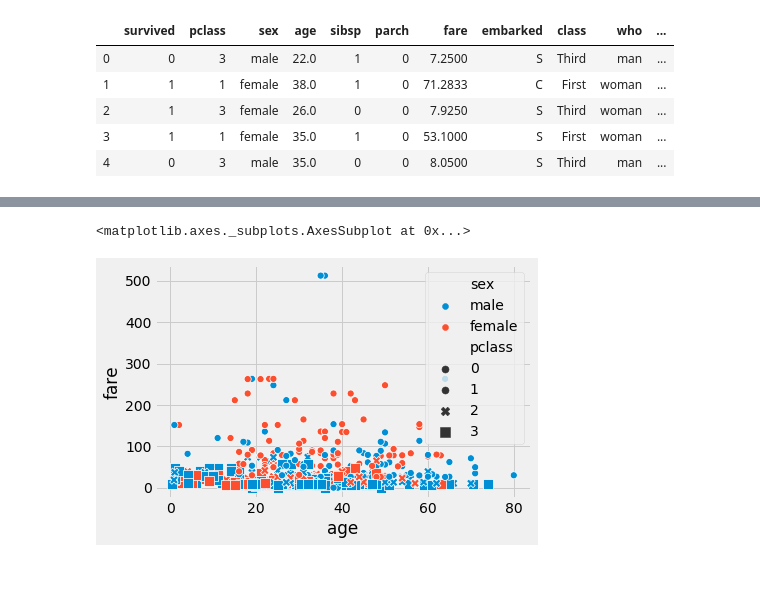
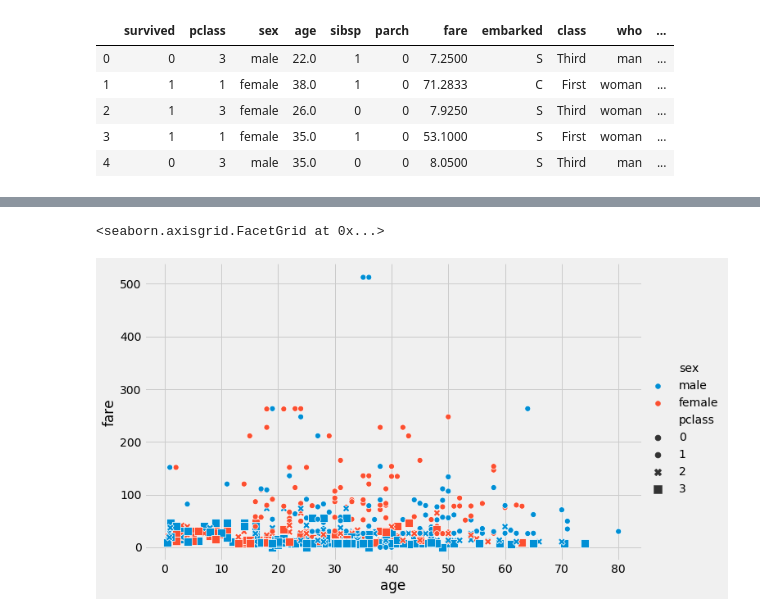
Before and after one commit to wasifekbal/seaborn, a Jupyter notebook: Seaborn-assignment-1.ipynb, the cells around one changed output, grey strips where cells are left out. Cells and saved outputs as stored; diff of their text form; code cells hidden in the pictures; blank space fills up the shorter version.

```diff
--- a/Seaborn-assignment-1.ipynb
+++ b/Seaborn-assignment-1.ipynb
@@ -54,7 +55,7 @@ sns.countplot(x='alive',hue='pclass',data=data)
 # %%
 # Problem 6: Plot a scatterplot between age and fare column on the basis of both Pclass and Sex column
 # %%
-sns.scatterplot(y='fare',x='age',hue='sex',style='pclass',size='pclass',sizes=(50,100),data=data,)
+sns.relplot(y='fare',x='age',hue='sex',style='pclass',size='pclass',height=6,aspect=1.6,sizes=(50,100),data=data,)
 # %% [output]
-<matplotlib.axes._subplots.AxesSubplot at 0x...>
+<seaborn.axisgrid.FacetGrid at 0x...>
-[figure, old version]
+[figure, new version]
```
Also changed, not shown: parts of 6 cells of this notebook.
